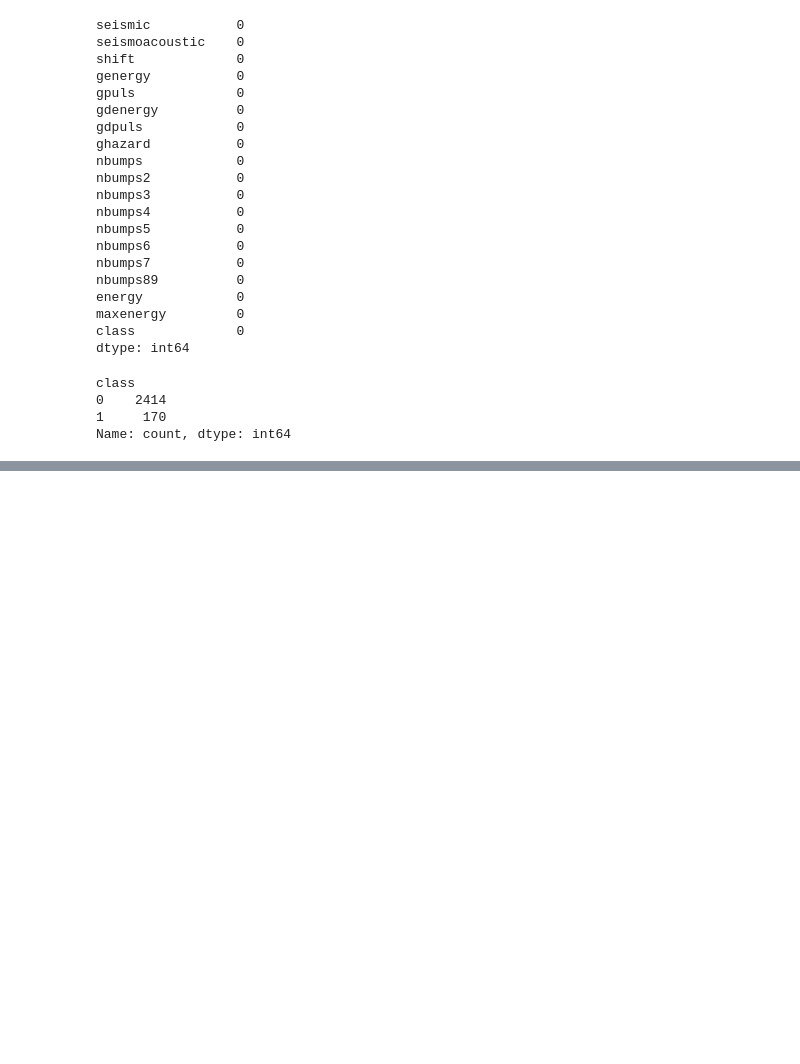
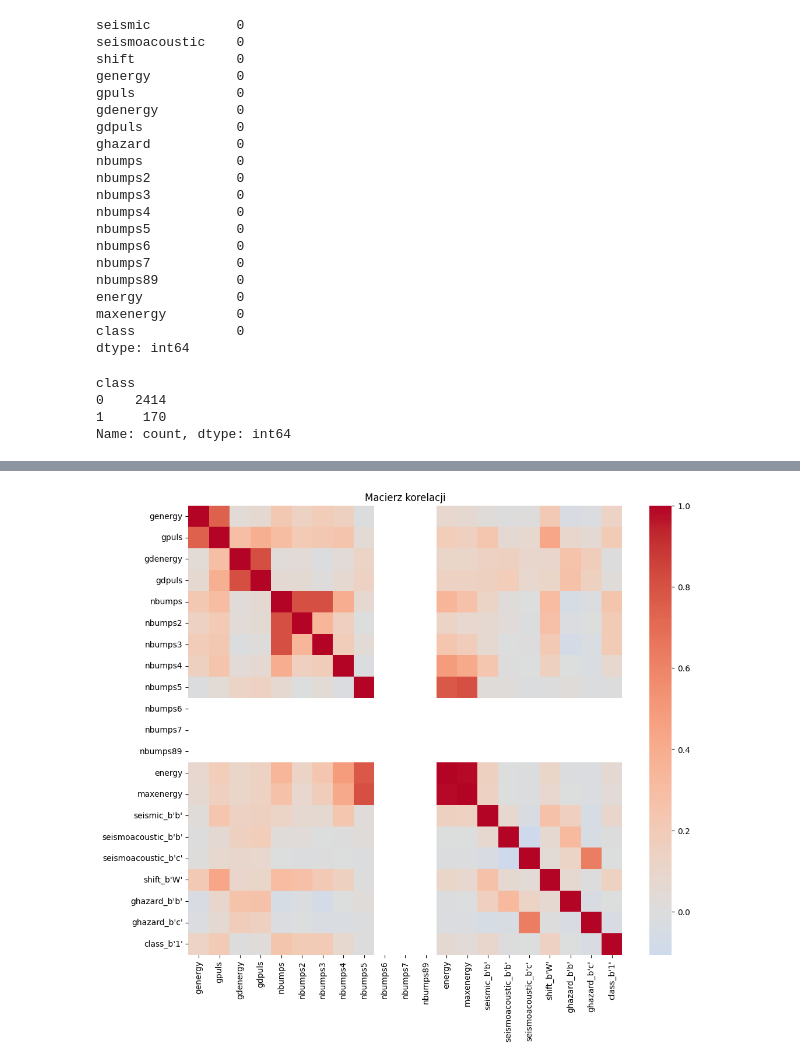
Before and after one commit to Graziaczek/zaawansowane_ssi, a Jupyter notebook: ZASSI.ipynb, the cells around one changed output, grey strips where cells are left out. Cells and saved outputs as stored; diff of their text form; code cells hidden in the pictures; blank space fills up the shorter version.

```diff
--- a/ZASSI.ipynb
+++ b/ZASSI.ipynb
@@ -137,0 +173,10 @@ Name: count, dtype: int64
+# %%
+df_encoded = pd.get_dummies(df, drop_first=True)
+corr = df_encoded.corr()
+
+plt.figure(figsize=(12, 10))
+sns.heatmap(corr, cmap='coolwarm', center=0)
+plt.title("Macierz korelacji")
+plt.show()
+# %% [output]
+[figure, added]
```
Also changed, not shown: parts of 2 cells of this notebook.
